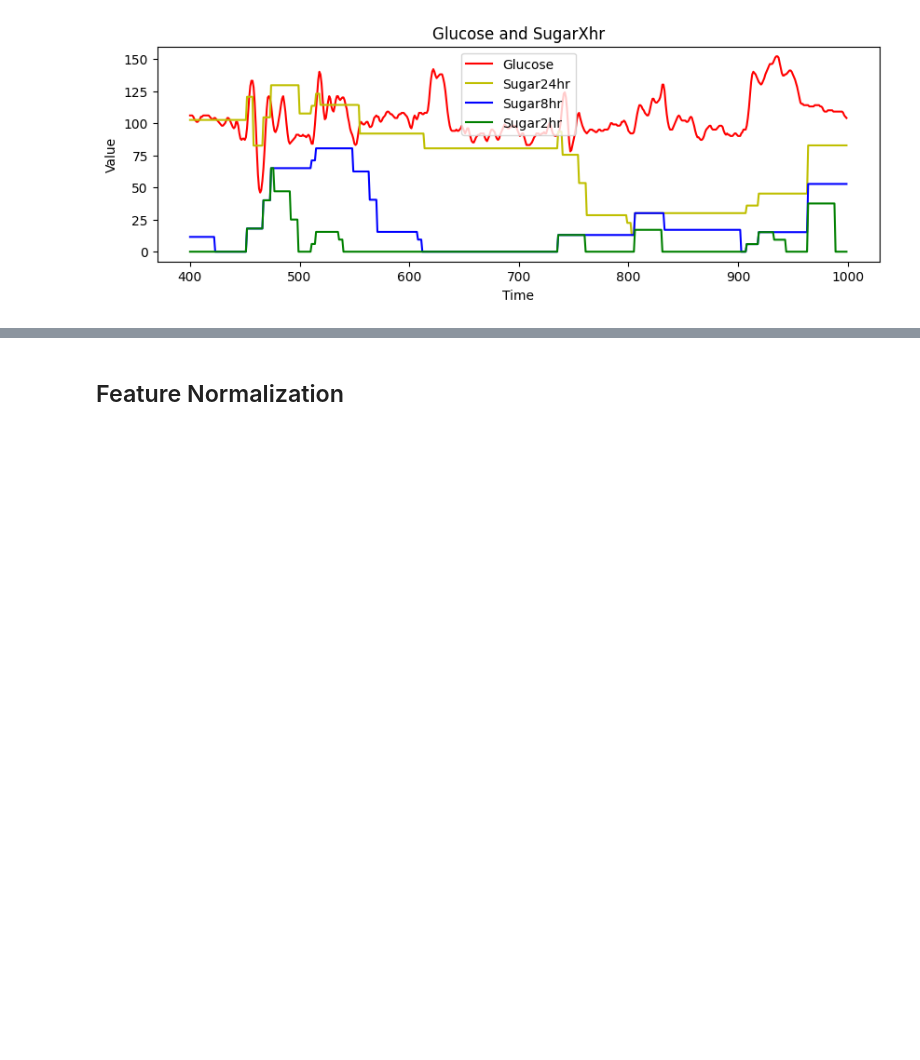
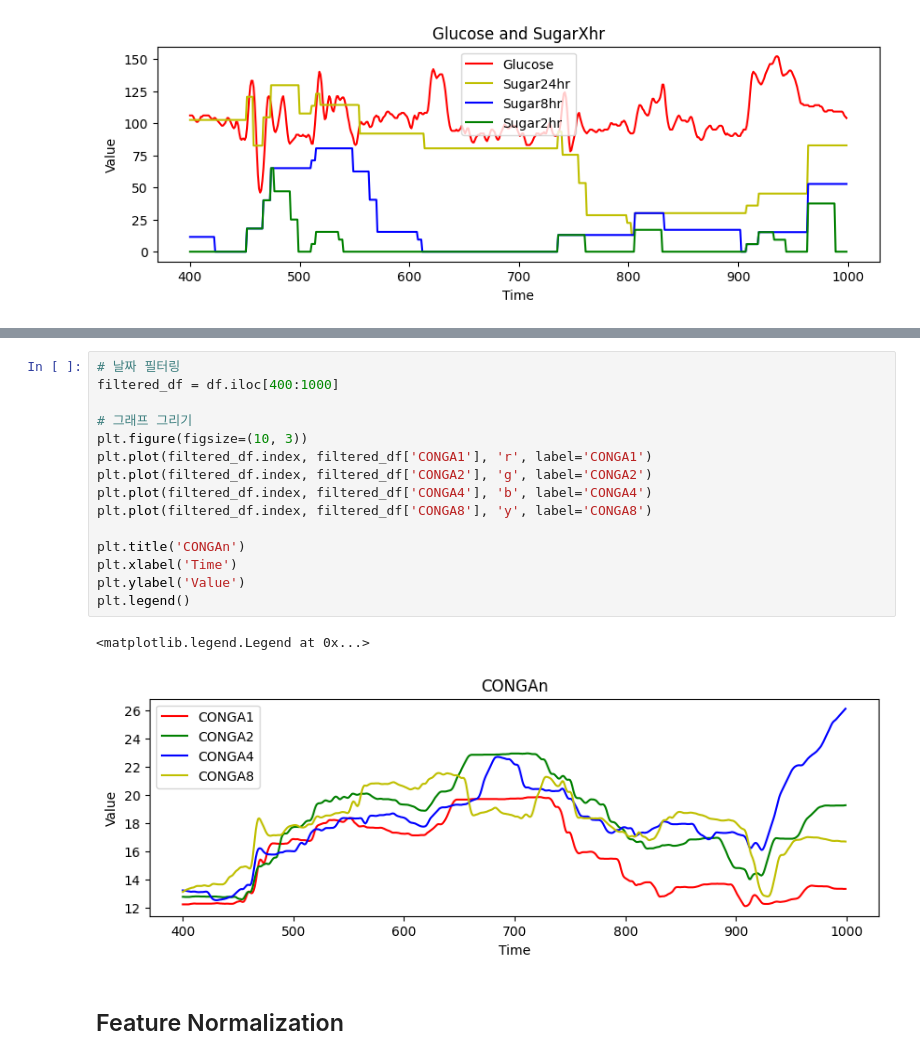
Before and after one commit to gjlee0802/engineering-digital-biomarkers, a Jupyter notebook: feature_engineering.ipynb, the cells around one changed output, grey strips where cells are left out. Drawn from its saved outputs; the diff is of its cells as text; blank space fills up the shorter version.

```diff
--- a/feature_engineering.ipynb
+++ b/feature_engineering.ipynb
@@ -1401,3 +1422,21 @@ plt.legend()
+# %%
+# 날짜 필터링
+filtered_df = df.iloc[400:1000]
+
+# 그래프 그리기
+plt.figure(figsize=(10, 3))
+plt.plot(filtered_df.index, filtered_df['CONGA1'], 'r', label='CONGA1')
+plt.plot(filtered_df.index, filtered_df['CONGA2'], 'g', label='CONGA2')
+plt.plot(filtered_df.index, filtered_df['CONGA4'], 'b', label='CONGA4')
+plt.plot(filtered_df.index, filtered_df['CONGA8'], 'y', label='CONGA8')
+
+plt.title('CONGAn')
+plt.xlabel('Time')
+plt.ylabel('Value')
+plt.legend()
+# %% [output]
+<matplotlib.legend.Legend at 0x...>
+[figure, added]
 # %% [markdown]
 ## Feature Normalization
 # %% [markdown]
```
Also changed, not shown: parts of 7 cells of this notebook.
